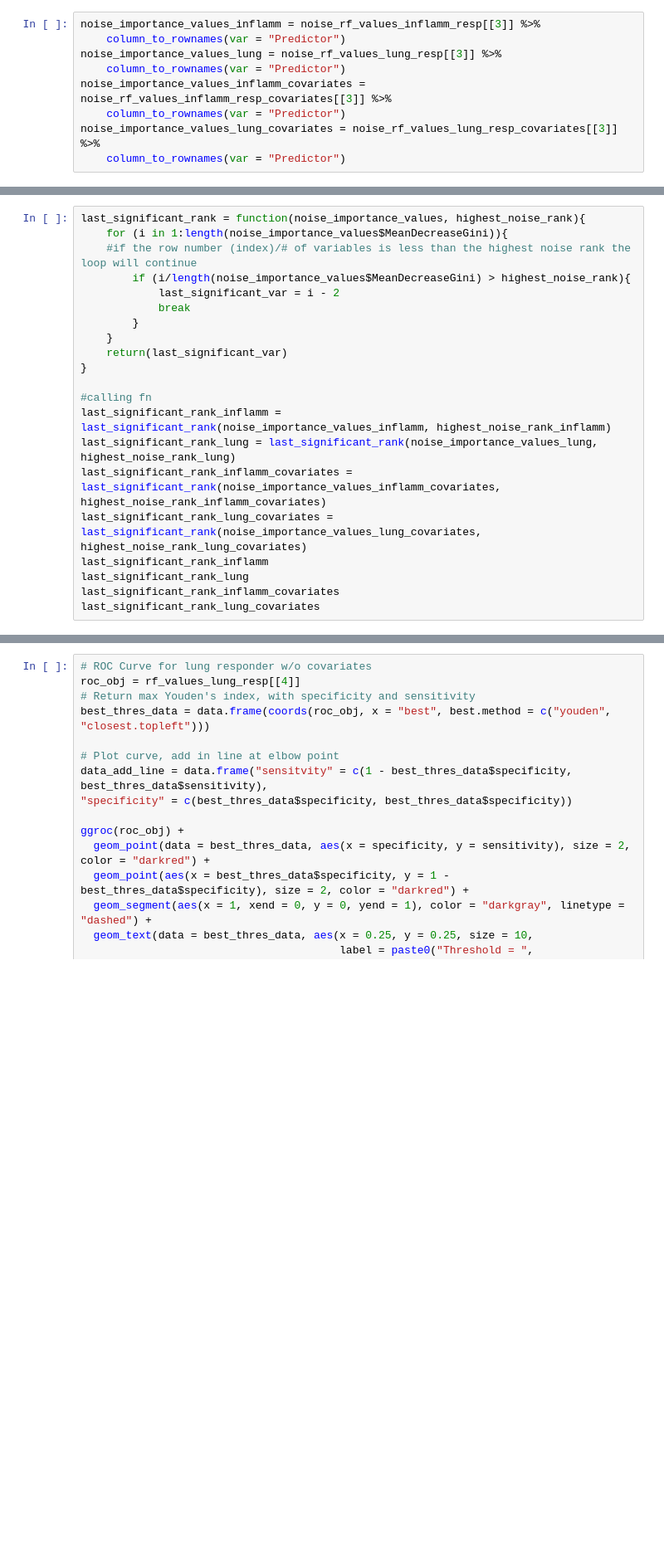
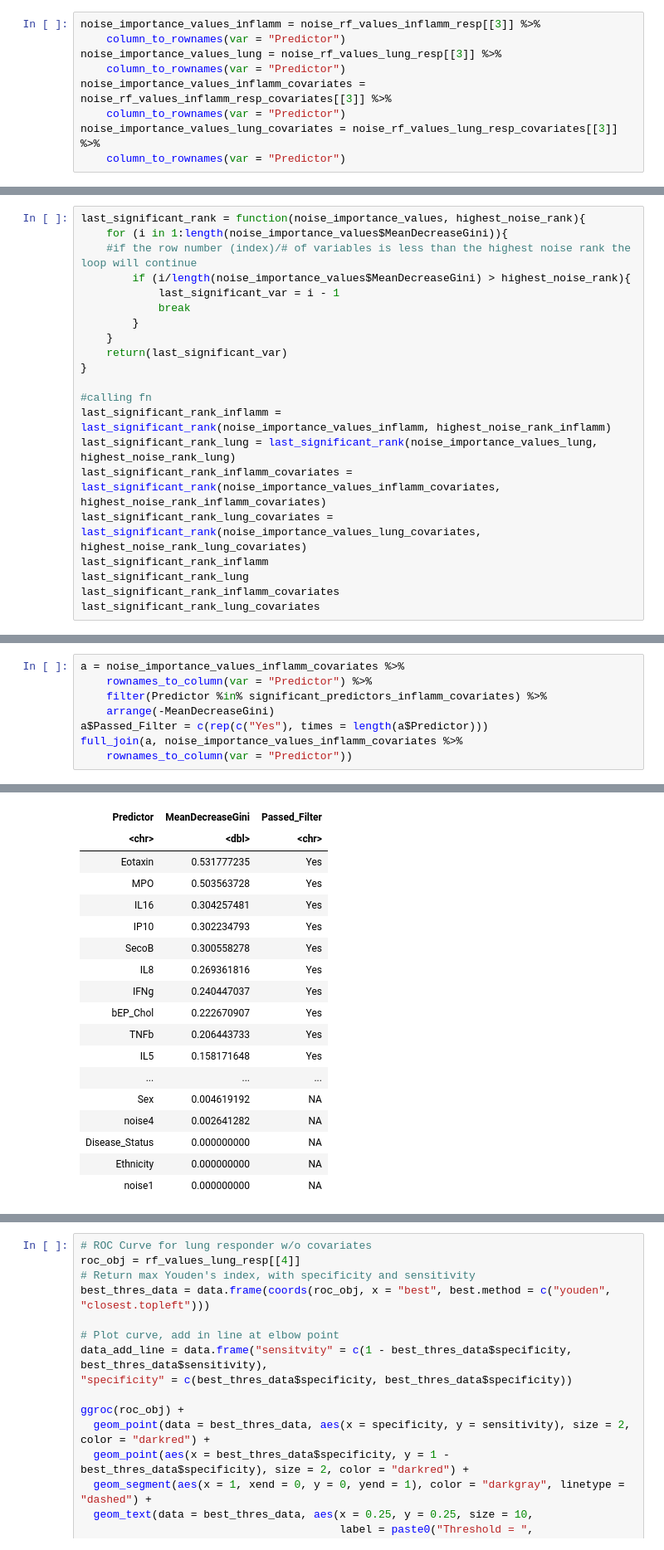
Before and after one commit to UNC-CEMALB/Ozone-exposure-is-associated-with-alterations-in-lung-and-systemic-sterol-profiles-in-healthy-and-as, a Jupyter notebook: 2. Responder Prediction/Ozone Responder Status (RF Only).ipynb, the cells around one changed output, grey strips where cells are left out. Shown at 83% size. Saved outputs shown, nothing was run; the diff lists cells and outputs as text; blank space fills up the shorter version.

```diff
--- a/2. Responder Prediction/Ozone Responder Status (RF Only).ipynb
+++ b/2. Responder Prediction/Ozone Responder Status (RF Only).ipynb
@@ -435,7 +435,7 @@ last_significant_rank = function(noise_importance_values, highest_noise_rank){
     for (i in 1:length(noise_importance_values$MeanDecreaseGini)){
     #if the row number (index)/# of variables is less than the highest noise rank the loop will continue
         if (i/length(noise_importance_values$MeanDecreaseGini) > highest_noise_rank){
-            last_significant_var = i - 2
+            last_significant_var = i - 1
             break
         }
     }
@@ -515,0 +467,9 @@ A data.frame: 6 × 3
+# %%
+a = noise_importance_values_inflamm_covariates %>%
+    rownames_to_column(var = "Predictor") %>%
+    filter(Predictor %in% significant_predictors_inflamm_covariates) %>%
+    arrange(-MeanDecreaseGini)
+a$Passed_Filter = c(rep(c("Yes"), times = length(a$Predictor)))
+full_join(a, noise_importance_values_inflamm_covariates %>%
+    rownames_to_column(var = "Predictor"))
+# %% [output]
@@ -515,0 +478,18 @@ A data.frame: 6 × 3
+| Predictor | MeanDecreaseGini | Passed_Filter |
+| <chr> | <dbl> | <chr> |
+| Eotaxin | 0.531777235 | Yes |
+| MPO | 0.503563728 | Yes |
+| IL16 | 0.304257481 | Yes |
+| IP10 | 0.302234793 | Yes |
+| SecoB | 0.300558278 | Yes |
+| IL8 | 0.269361816 | Yes |
+| IFNg | 0.240447037 | Yes |
+| bEP_Chol | 0.222670907 | Yes |
+| TNFb | 0.206443733 | Yes |
+| IL5 | 0.158171648 | Yes |
+| ... | ... | ... |
+| Sex | 0.004619192 | NA |
+| noise4 | 0.002641282 | NA |
+| Disease_Status | 0.000000000 | NA |
+| Ethnicity | 0.000000000 | NA |
+| noise1 | 0.000000000 | NA |
```
Also changed, not shown: parts of 12 cells of this notebook.
